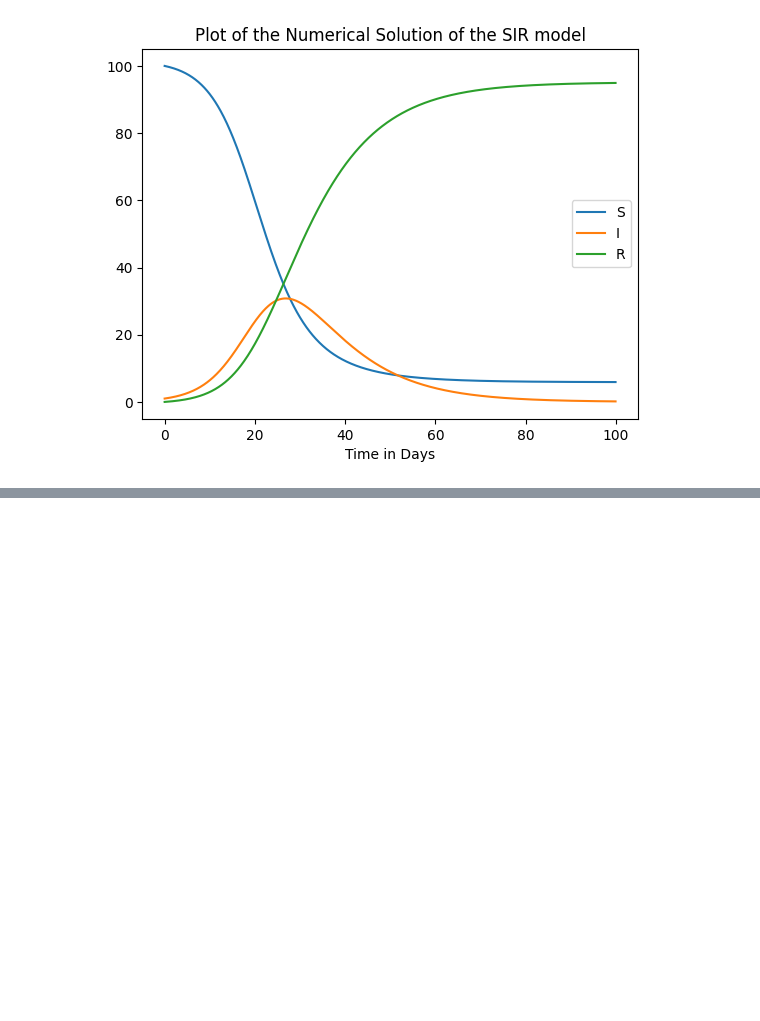
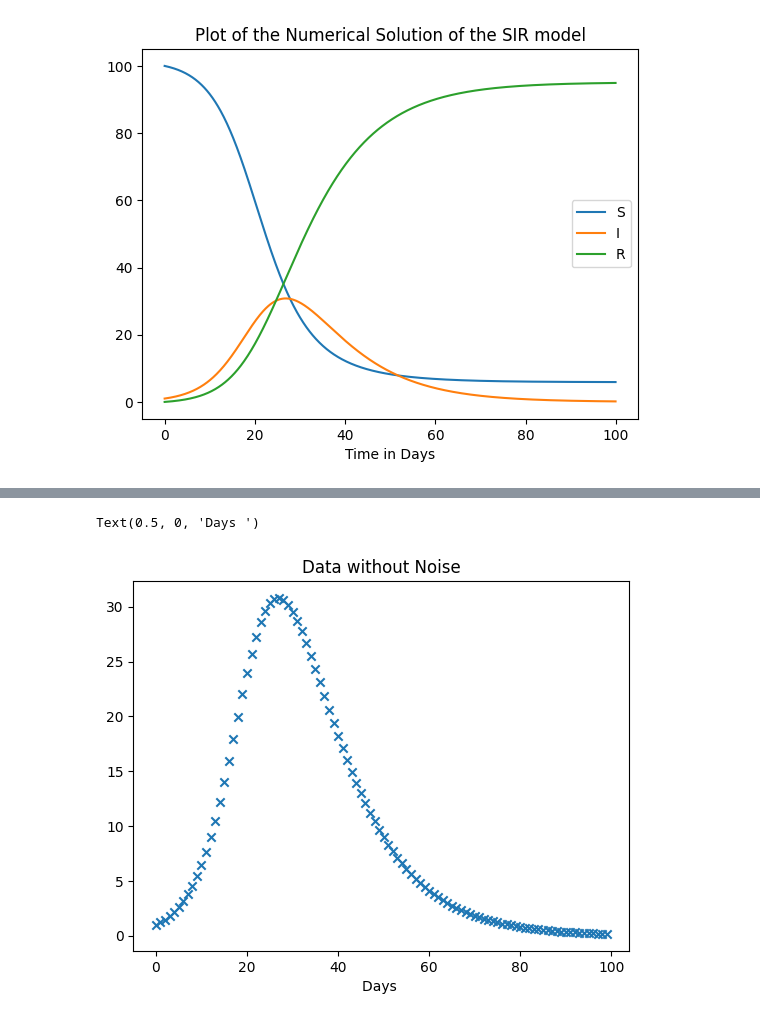
Before and after one commit to Averydx/bayesian_inf, a Jupyter notebook: example_SIR.ipynb, the cells around one changed output, grey strips where cells are left out. Cells and saved outputs as stored; diff of their text form; code cells hidden in the pictures; blank space fills up the shorter version.

```diff
--- a/example_SIR.ipynb
+++ b/example_SIR.ipynb
@@ -72,7 +64,7 @@ The dunder method `__call__` will run the following code with the following argu
 # %%
-stepper = EulerStepper(delta_t = 0.1,par=(0.1),func = lambda x,par:-x)
+step = EulerStepper(0.1,delta_t = 0.1,par=(0.1),func = lambda x,par:-x)
 
-stepper(0.1)
+print(step)
 # %% [output]
 0.09
 # %% [markdown]
@@ -82,11 +74,9 @@ The Euler approximation to our SIR model solution can be easily implemented usin
 # %%
 steps = 1000
 delta_t = 0.1
-par = (0.3,0.1) #beta,gamma
+par = jnp.array([0.3,0.1]) #beta,gamma
 X0 = jnp.array([100.0,1.0,0.0]) #S_0,I_0,R_0
-X = jnp.zeros((steps,X0.shape[0])) #Array to hold solution values
 
-X = X.at[0,:].set(X0) #JAX arrays must be set this way, numpy syntax will not work.
 #In fact, JAX arrays are immutable and so the memory is copied, therefore the assignment is vital.
 
 def SIR_func(X,par):
@@ -102,12 +92,19 @@ def SIR_func(X,par):
 
     return jnp.array([dS,dI,dR])
 
-SIRstepper = EulerStepper(delta_t = delta_t, par = par, func = SIR_func)
+def solver(delta_t,X0,par,func,steps):
 
-## Euler solution loop ##
-for step in range(1,steps):
-    X_next = SIRstepper(X[step-1,:])
-    X = X.at[step,:].set(X_next)
+    X = jnp.zeros((steps,X0.shape[0])) #Array to hold solution values
+    X = X.at[0,:].set(X0) #JAX arrays must be set this way, numpy syntax will not work.
+
+    ## Euler solution loop ##
+    for step in range(1,steps):
+        X_next = EulerStepper(X[step-1,:],delta_t = delta_t, par = par, func = func)
+        X = X.at[step,:].set(X_next)
+
+    return X
+
+X = solver(delta_t,X0,par,SIR_func,steps)
 # %% [markdown]
 We can now plot the solution using the plotting package matplotlib. For the SIR model, the Euler method actually provides a pretty good approximation to the solution!
 # %%
@@ -131,0 +139,16 @@ Evaluate the effect of changing $\beta$ and $\gamma$. What happens if $\gamma >
+# %%
+## We extract the I compartment value at daily intervals to simulate our daily data. 1/delta_t is the number of delta_t intervals in one day.
+
+I = X[:,1]
+day_interval = int(1/delta_t)
+
+data = I[::day_interval] ## Extracts every day_interval element from I
+
+day_range = jnp.arange(0.,steps//day_interval,1.)
+
+plt.title('Data without Noise')
+plt.scatter(day_range,data,marker = 'x')
+plt.xlabel('Days ')
+# %% [output]
+Text(0.5, 0, 'Days ')
+[figure, added]
```
Also changed, not shown: parts of 15 cells of this notebook.
